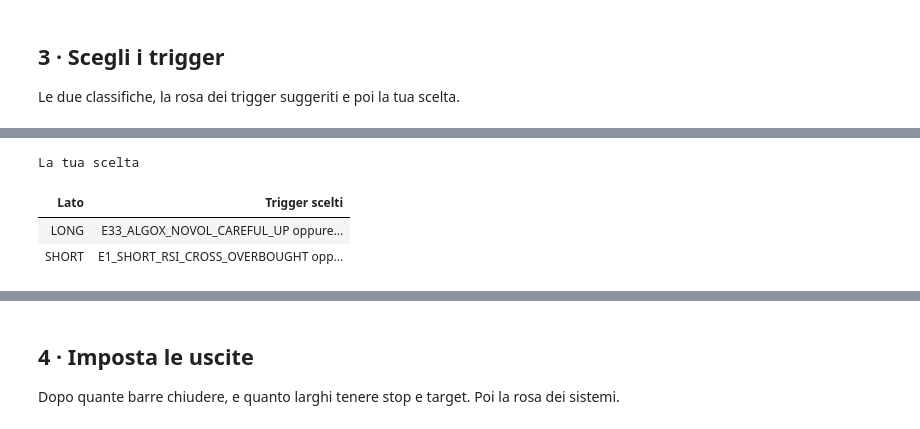
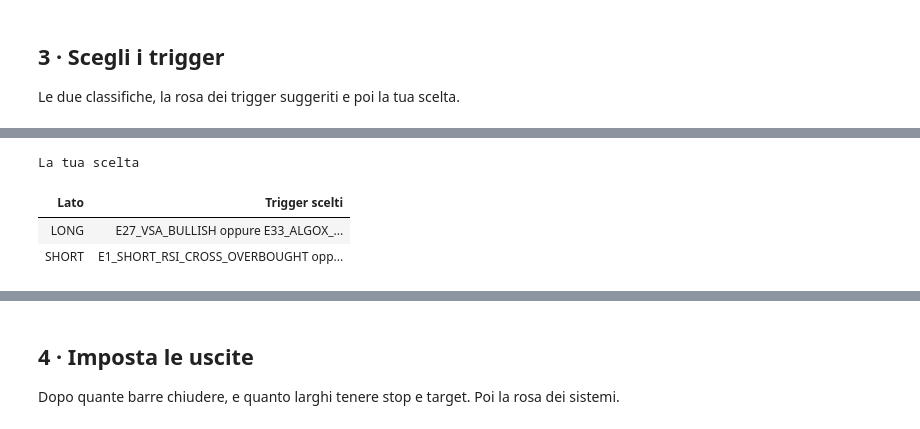
Before and after one commit to matti410/Trading-System-Creator_V4, a Jupyter notebook: Trading_System_Lab.ipynb, the cells around one changed output, grey strips where cells are left out. Cells and saved outputs as stored; diff of their text form; code cells hidden in the pictures.

```diff
--- a/Trading_System_Lab.ipynb
+++ b/Trading_System_Lab.ipynb
@@ -83,7 +83,7 @@ Gli strumenti sono quelli della tabella `engine/simboli.py`, con i CSV in `dati/
 # %%
 #@title 1 · Configura { display-mode: "form" }
 strumento = "NZDUSD"  #@param ["EURUSD", "GBPUSD", "USDJPY", "NZDUSD", "XAUUSD", "US500", "USTEC", "DE40", "BTCUSD"]
-orizzonte = 41  #@param {type:"slider", min:4, max:96, step:1}
+orizzonte = 31  #@param {type:"slider", min:4, max:96, step:1}
 
 s = prepara(strumento, H=orizzonte, cartella=DATI_DIR)
 # %% [output]
@@ -145,14 +155,14 @@ rosa_dei_trigger(s);
 # %%
 #@title 3b · La tua scelta { display-mode: "form" }
 #@markdown Copia i nomi dalla classifica. Più nomi sullo stesso lato: separali con una virgola. Lato vuoto = spento.
-trigger_long = "E33_ALGOX_NOVOL_CAREFUL_UP, E27_VSA_BULLISH"  #@param {type:"string"}
-trigger_short = "E1_SHORT_RSI_CROSS_OVERBOUGHT, E13_SHORT_HARAMI"  #@param {type:"string"}
+trigger_long = "E27_VSA_BULLISH, E33_ALGOX_NOVOL_CAREFUL_UP"  #@param {type:"string"}
+trigger_short = "E1_SHORT_RSI_CROSS_OVERBOUGHT, E8_SHORT_CLOSING_PATTERN_ONLY, E30_SHORT_WAVETREND_CROSS_DOWN"  #@param {type:"string"}
 
 scegli_trigger(s, long=trigger_long, short=trigger_short)
 # %% [output]
 La tua scelta
 | Lato | Trigger scelti |
-| LONG | E33_ALGOX_NOVOL_CAREFUL_UP oppure... |
+| LONG | E27_VSA_BULLISH oppure E33_ALGOX_... |
 | SHORT | E1_SHORT_RSI_CROSS_OVERBOUGHT opp... |
 [interactive output not drawn]
 # %% [markdown]
```
Also changed, not shown: parts of 12 cells of this notebook.
